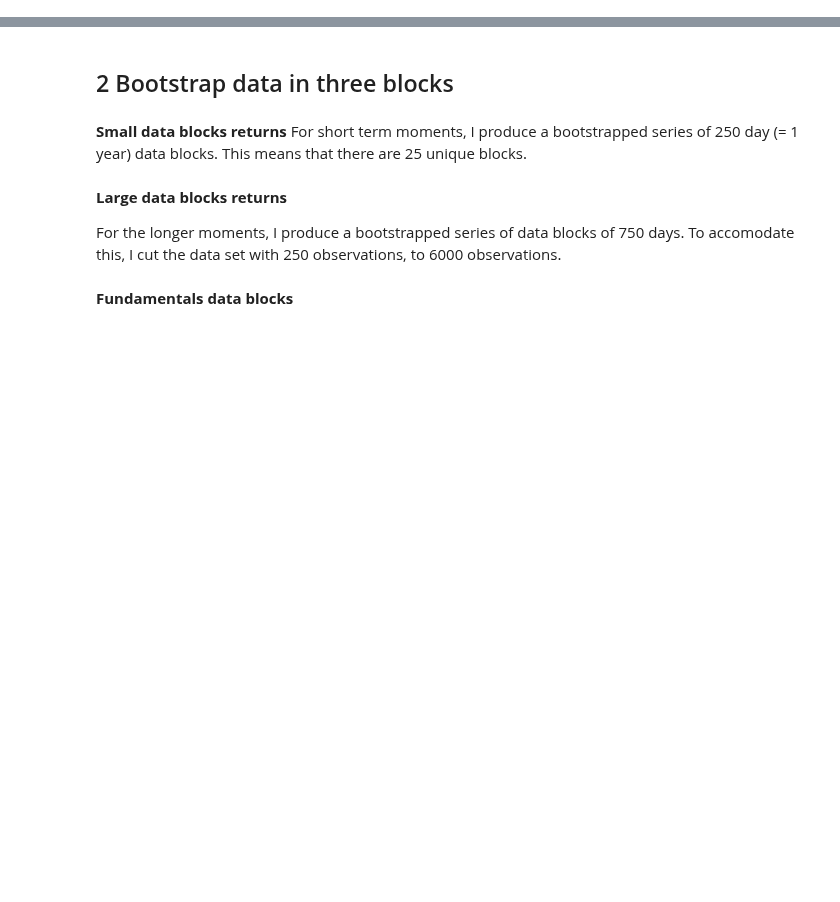
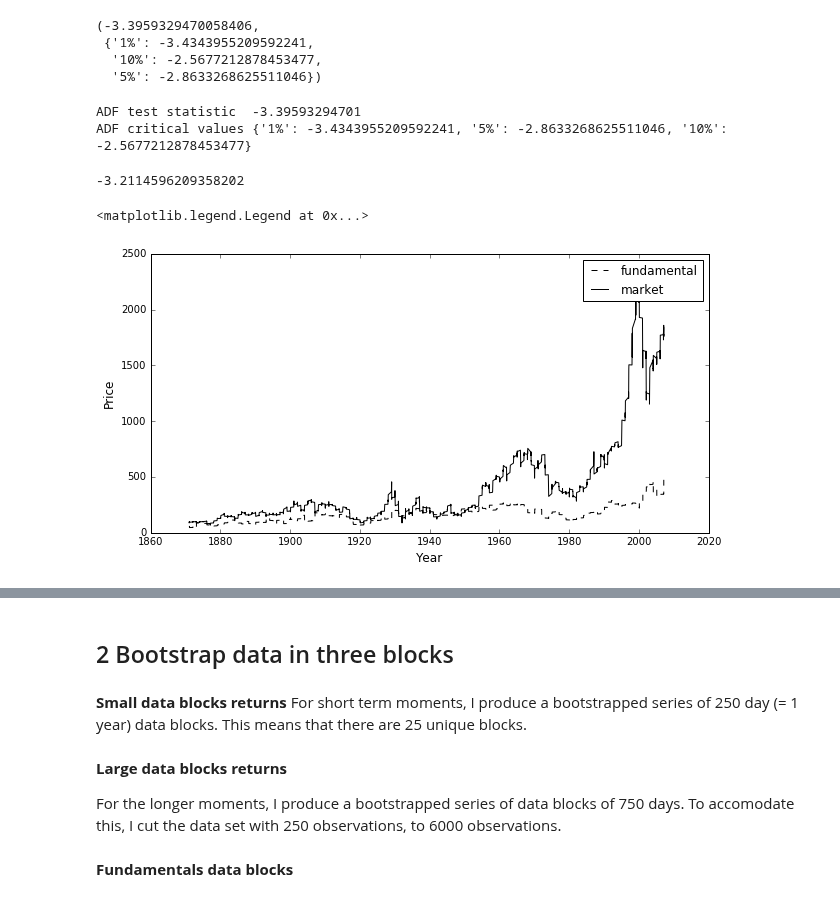
Before and after one commit to joerischasfoort/sim-fin-abm, a Jupyter notebook: bootstrapped_moments_sp500.ipynb, the cells around one changed output, grey strips where cells are left out. Drawn from its saved outputs; the diff is of its cells as text; code cells hidden in the pictures; blank space fills up the shorter version.

```diff
--- a/bootstrapped_moments_sp500.ipynb
+++ b/bootstrapped_moments_sp500.ipynb
@@ -58,0 +65,5 @@ spy_all['dev_fundamental'] = (spy_all['price'] - spy_all['fundamental']) / spy_a
+# %%
+schul_data = pd.read_excel('http://www.macrohistory.net/JST/JSTmoneyR3.xlsx', sheetname='Data')[['year', 'country', 'stir']]
+schul_data = schul_data.loc[(schul_data.country == 'USA')]
+schul_data = schul_data.iloc[1:]
+schul_data = schul_data.set_index('year')
@@ -58,0 +72,15 @@ spy_all['dev_fundamental'] = (spy_all['price'] - spy_all['fundamental']) / spy_a
+# %%
+schul_data['stir']
+
+short_term_int = []
+counter = -1
+for idx in range(len(shiller_data)):
+    if idx % 12 == 0:
+        counter += 1
+    try:
+        short_term_int.append(schul_data['stir'].iloc[counter])
+    except:
+        pass
+# %%
+discount_rates = np.array(short_term_int) + 5.2 # Discount rate = short-term interest rate + discount rate as estimated by
+discount_rates = pd.Series(discount_rates).apply(div_by_hundred)
@@ -58,0 +94,10 @@ spy_all['dev_fundamental'] = (spy_all['price'] - spy_all['fundamental']) / spy_a
+# %%
+fundamental_values = []
+for idx, cf in enumerate(shiller_data['Dividend'][:-18]):
+    next_period_divs = shiller_data['Dividend'][idx+1:]
+    next_period_ints = discount_rates[idx+1]
+    npv = calculate_npv(next_period_divs, next_period_ints)
+    if not np.isnan(npv):
+        fundamental_values.append(npv)
+    else:
+        break
@@ -58,0 +119,7 @@ spy_all['dev_fundamental'] = (spy_all['price'] - spy_all['fundamental']) / spy_a
+# %%
+cointegr(fundamental_values, real_prices)
+# %% [output]
+(-3.3959329470058406,
+ {'1%': -3.4343955209592241,
+  '10%': -2.5677212878453477,
+  '5%': -2.8633268625511046})
@@ -58,0 +130,26 @@ spy_all['dev_fundamental'] = (spy_all['price'] - spy_all['fundamental']) / spy_a
+# %%
+cadf = ts.adfuller(residuals) # can be rejected at 5%
+print('ADF test statistic ', cadf[0])
+print('ADF critical values', cadf[4])
+# %% [output]
+ADF test statistic  -3.39593294701
+ADF critical values {'1%': -3.4343955209592241, '5%': -2.8633268625511046, '10%': -2.5677212878453477}
+# %%
+ts.adfuller(residuals[:800])[0]
+# %% [output]
+-3.2114596209358202
+# %%
+fig, ax1 = plt.subplots(1, 1, figsize=(10,5))
+
+time=0
+
+ax1.plot(shiller_data['Date'][time:len(fundamental_values)], fundamental_values[time:], 'k--', label='fundamental')
+ax1.plot(shiller_data['Date'][time:len(fundamental_values)], shiller_data['Price'][time:len(fundamental_values)], 'k-', label='market')
+
+ax1.set_ylabel('Price', fontsize='12')
+ax1.set_xlabel('Year', fontsize='12')
+
+ax1.legend()
+# %% [output]
+<matplotlib.legend.Legend at 0x...>
+[figure, added]
```
Also changed, not shown: parts of 16 cells of this notebook, 2 other files.
